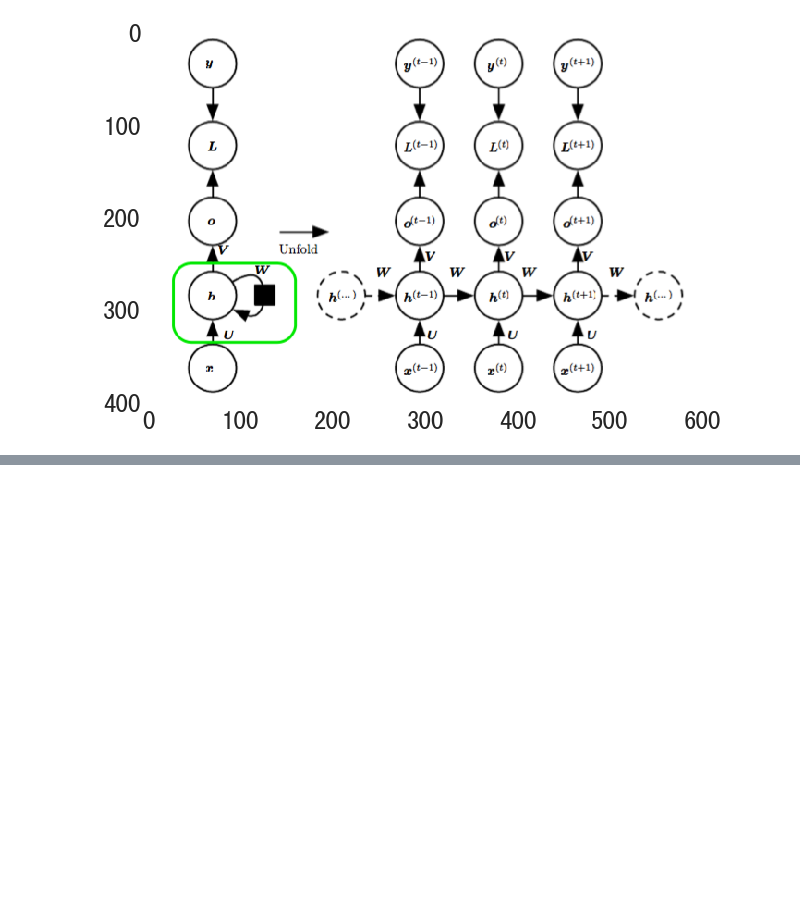
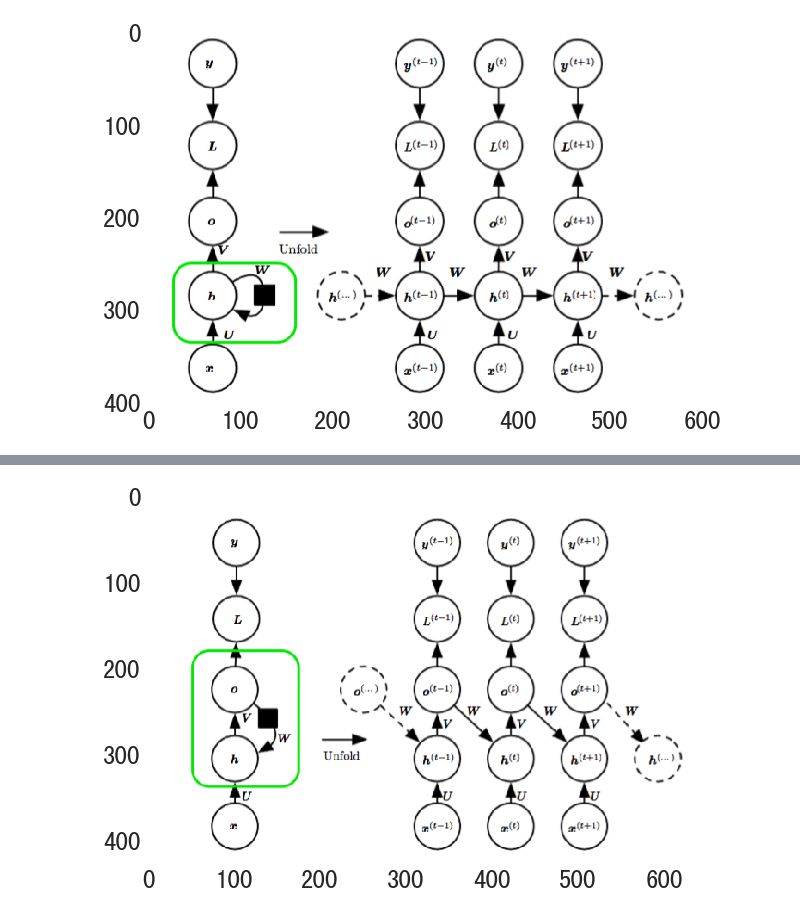
Before and after one commit to facaiy/book_notes, a Jupyter notebook: deep_learning/Sequence_Modeling/note.ipynb, the cells around one changed output, grey strips where cells are left out. Saved outputs shown, nothing was run; the diff lists cells and outputs as text; code cells hidden in the pictures; blank space fills up the shorter version.

```diff
--- a/deep_learning/Sequence_Modeling/note.ipynb
+++ b/deep_learning/Sequence_Modeling/note.ipynb
@@ -65,0 +80,5 @@ show_image('fig10_3.png', figsize=(10, 8))
+# %%
+# B.
+show_image('fig10_4.png', figsize=(10, 8))
+# %% [output]
+[figure, added]
```
Also changed, not shown: parts of 4 cells of this notebook, 2 other files.
